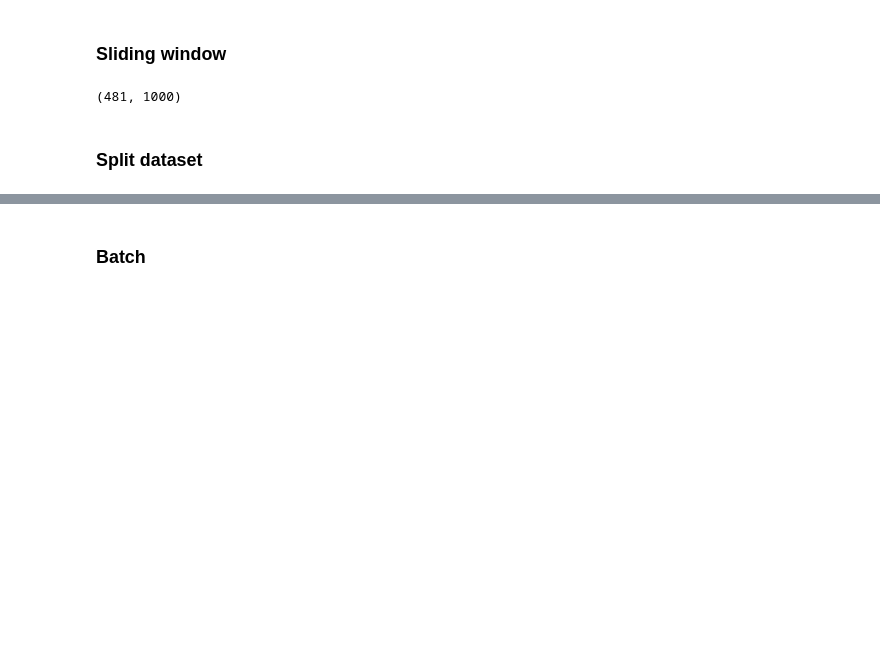
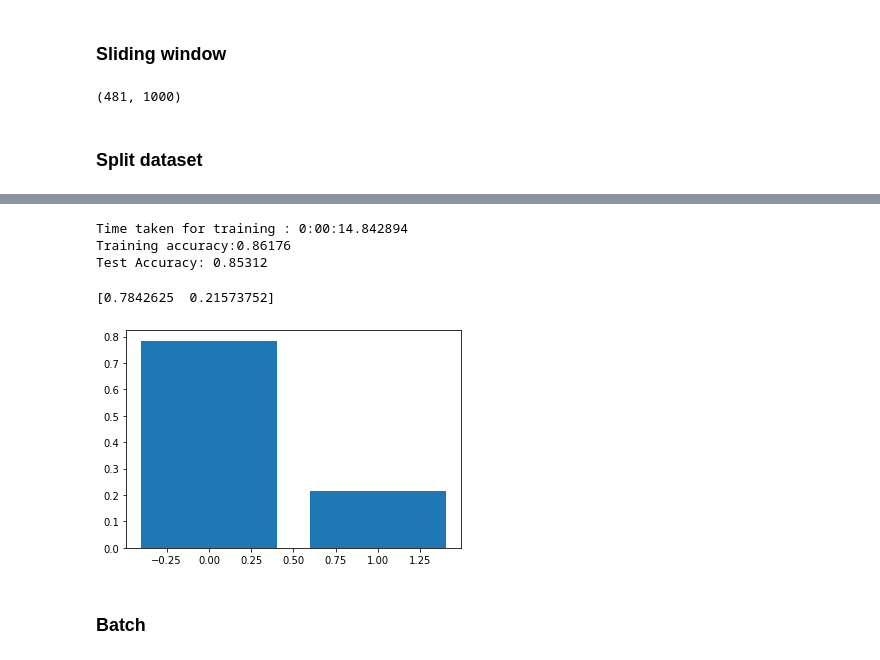
Before and after one commit to Evergarden0101/sensor-data-analysis-pipeline, a Jupyter notebook: back-end/jupyter/EMG.ipynb, the cells around one changed output, grey strips where cells are left out. Saved outputs shown, nothing was run; the diff lists cells and outputs as text; code cells hidden in the pictures; blank space fills up the shorter version.

```diff
--- a/back-end/jupyter/EMG.ipynb
+++ b/back-end/jupyter/EMG.ipynb
@@ -141,3 +327,17 @@ x_test = pd.DataFrame(SC.transform(x_test))
+# %%
+print(f"Time taken for training : {end - start}\nTraining accuracy:{best_xgb.score(x_train, y_train)}\nTest Accuracy: {best_xgb.score(x_test, y_test)}")
+# %% [output]
+Time taken for training : 0:00:14.842894
+Training accuracy:0.86176
+Test Accuracy: 0.85312
+# %%
+print(best_xgb.feature_importances_)
+
+plt.bar(range(len(best_xgb.feature_importances_)), best_xgb.feature_importances_)
+plt.show()
+# %% [output]
+[0.7842625  0.21573752]
+[figure, added]
 # %% [markdown]
 ### Batch
 # %%
```
Also changed, not shown: parts of 25 cells of this notebook.
